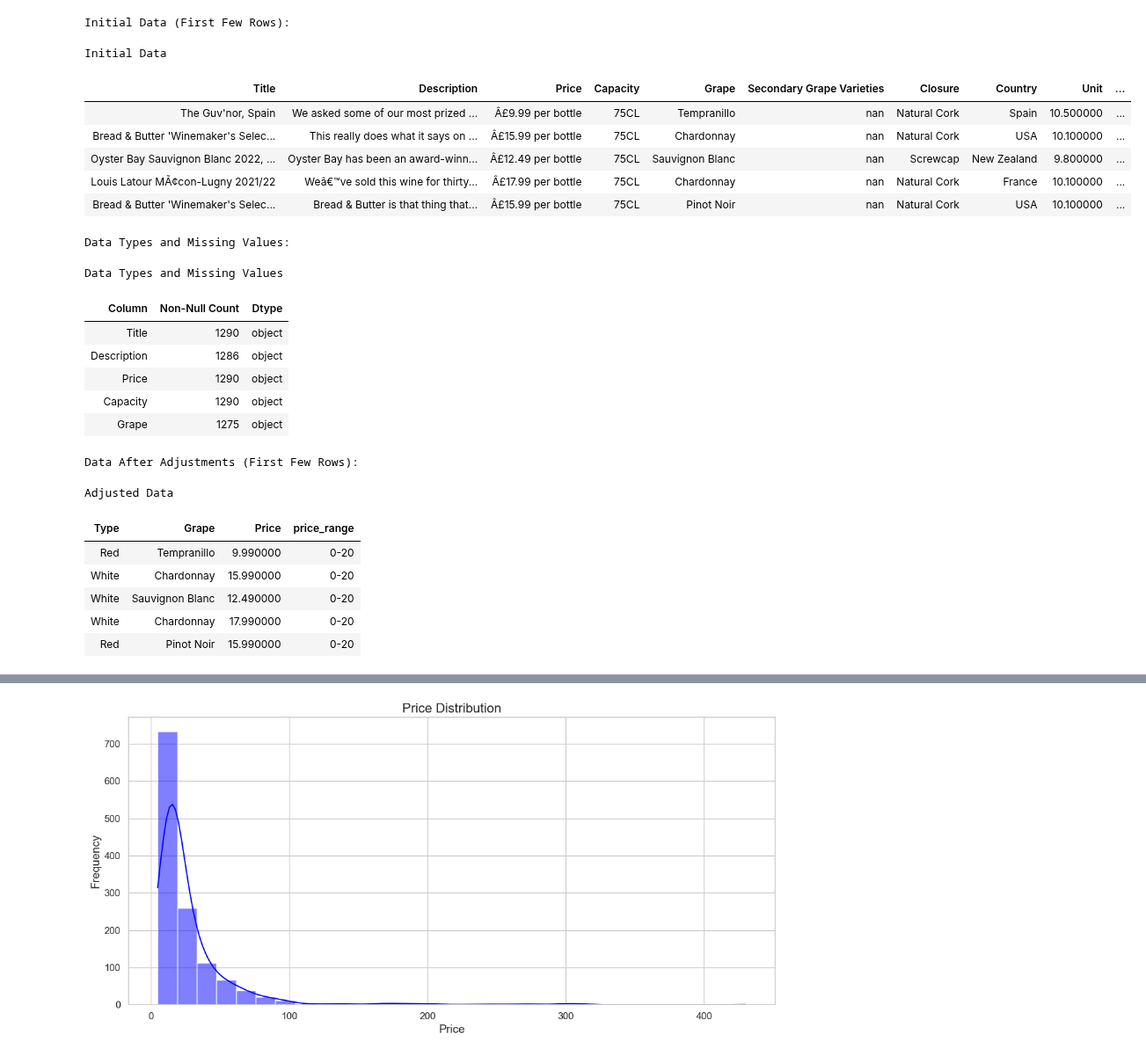
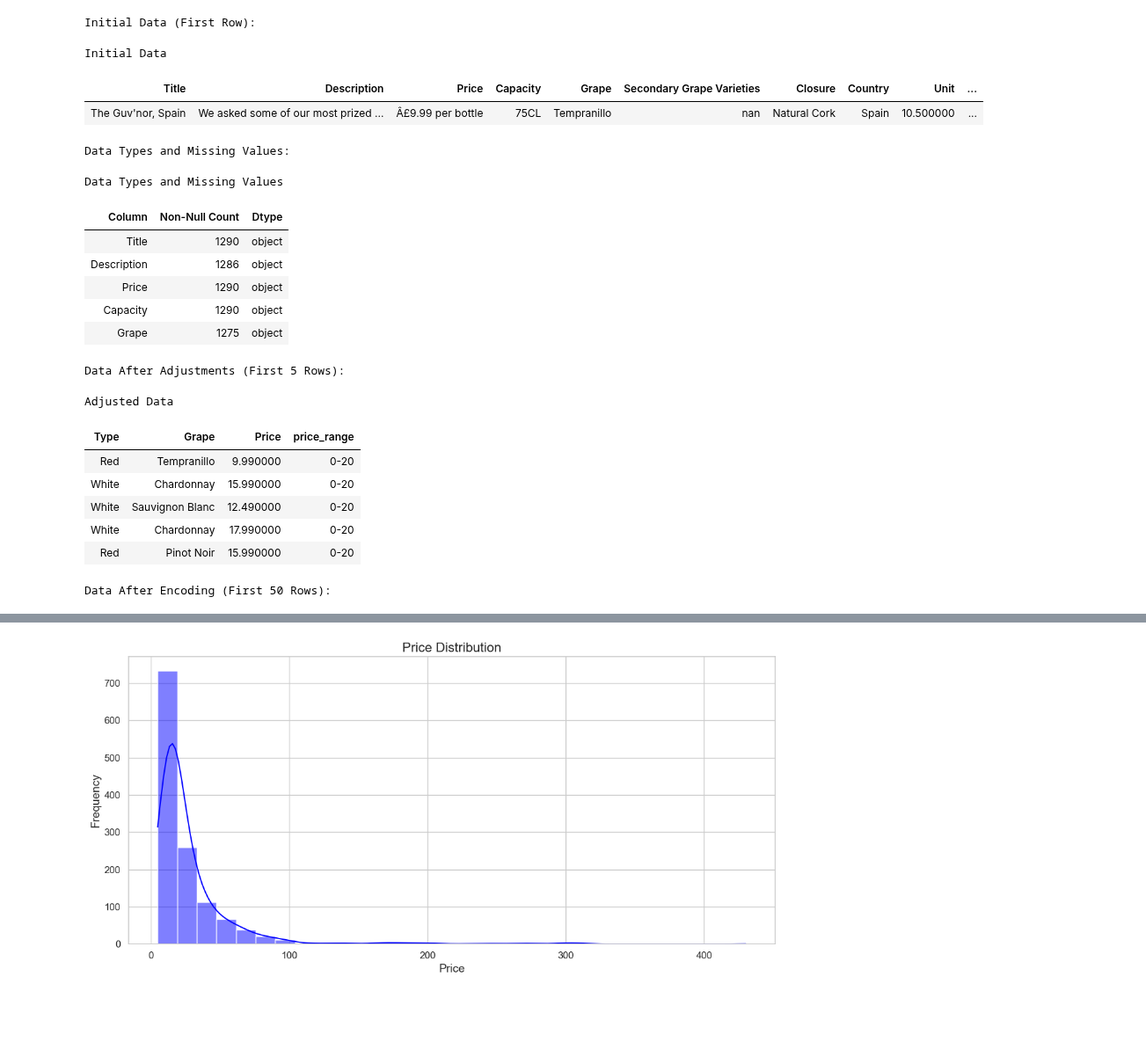
Before and after one commit to SrMasterAD/MEIA_ISEP_TEAM7_2024_2025_Challenge_2, a Jupyter notebook: notebooks/Notebook_Henrique.ipynb, the cells around one changed output, grey strips where cells are left out. Shown at 88% size. Cells and saved outputs as stored; diff of their text form; code cells hidden in the pictures; blank space fills up the shorter version.

Commit message:
<feat>[003] - "Quality of life changes on Visualization for Wine Dataset"

```diff
--- a/notebooks/Notebook_Henrique.ipynb
+++ b/notebooks/Notebook_Henrique.ipynb
@@ -1,5 +1,4 @@
 # %%
-# Import required libraries
 import pandas as pd
 import numpy as np
 import re
@@ -15,9 +14,9 @@ plt.rcParams["axes.labelsize"] = 14
 plt.rcParams["xtick.labelsize"] = 12
 plt.rcParams["ytick.labelsize"] = 12
 
-def display_table(df, title="Table"):
+def display_table(df, title="Table", rows=5):
     """Display a DataFrame as a styled table."""
-    return df.head().style.set_caption(title).set_table_styles(
+    return df.head(rows).style.set_caption(title).set_table_styles(
         [{'selector': 'th', 'props': [('font-size', '14px'), ('text-align', 'center')]},
          {'selector': 'td', 'props': [('font-size', '12px'), ('text-align', 'center')]},
          {'selector': 'table', 'props': [('border-collapse', 'collapse'), ('width', '100%')]}]
@@ -27,8 +26,8 @@ def display_table(df, title="Table"):
 df = pd.read_csv('../datasets/WineDataset.csv')
 
 # Display initial data
-print("Initial Data (First Few Rows):")
-display(display_table(df, title="Initial Data"))
+print("Initial Data (First Row):")
+display(display_table(df, title="Initial Data", rows=1))
 
 # Show data types and missing values summary
 print("\nData Types and Missing Values:")
@@ -57,8 +56,8 @@ df['price_range'] = pd.cut(df['Price'], bins=price_bins, labels=price_labels)
 df = df.dropna(subset=['Type', 'Grape', 'price_range'])
 
 # Display adjusted data
-print("\nData After Adjustments (First Few Rows):")
-display(display_table(df, title="Adjusted Data"))
+print("\nData After Adjustments (First 5 Rows):")
+display(display_table(df, title="Adjusted Data", rows=5))
 
 # One-Hot Encoding for 'Type' and 'price_range'
 one_hot_encoder = OneHotEncoder(sparse_output=False, drop='first')
@@ -74,6 +73,10 @@ grape_encoded = pd.DataFrame(
 
 # Combine all encoded data into a single dataframe
 df_encoded = pd.concat([df[['Price']], type_encoded, price_range_encoded, grape_encoded], axis=1)
+
+# Display data after encoding
+print("\nData After Encoding (First 50 Rows):")
+display(display_table(df_encoded, title="Data After Encoding", rows=50))
 
 # Plot distribution of Price
 sns.histplot(df['Price'], kde=True, bins=30, color='blue')
@@ -89,38 +92,34 @@ plt.title('Price Range Distribution')
 plt.xlabel('Price Range')
 plt.ylabel('Count')
 plt.tight_layout()
 plt.show()
 
 # Plot Type Distribution
 sns.countplot(x='Type', data=df, palette='cool')
 plt.title('Type Distribution')
 plt.xlabel('Type')
 plt.ylabel('Count')
 plt.tight_layout()
 plt.show()
 
 # Correlation Matrix Visualization
 correlation_matrix = df_encoded.corr()
 sns.heatmap(correlation_matrix, annot=True, fmt=".2f", cmap='coolwarm')
 plt.title('Correlation Matrix')
 plt.tight_layout()
 plt.show()
 
 # Detecting Outliers using Boxplot
 sns.boxplot(x=df['Price'], color='red')
 plt.title('Outliers in Price')
 plt.xlabel('Price')
 plt.tight_layout()
 plt.show()
 # %% [output]
-Initial Data (First Few Rows):
+Initial Data (First Row):
 Initial Data
 | Title | Description | Price | Capacity | Grape | Secondary Grape Varieties | Closure | Country | Unit | ... |
 | The Guv'nor, Spain | We asked some of our most prized ... | Â£9.99 per bottle | 75CL | Tempranillo | nan | Natural Cork | Spain | 10.500000 | ... |
-| Bread & Butter 'Winemaker's Selec... | This really does what it says on ... | Â£15.99 per bottle | 75CL | Chardonnay | nan | Natural Cork | USA | 10.100000 | ... |
-| Oyster Bay Sauvignon Blanc 2022, ... | Oyster Bay has been an award-winn... | Â£12.49 per bottle | 75CL | Sauvignon Blanc | nan | Screwcap | New Zealand | 9.800000 | ... |
-| Louis Latour MÃ¢con-Lugny 2021/22 | Weâ€™ve sold this wine for thirty... | Â£17.99 per bottle | 75CL | Chardonnay | nan | Natural Cork | France | 10.100000 | ... |
-| Bread & Butter 'Winemaker's Selec... | Bread & Butter is that thing that... | Â£15.99 per bottle | 75CL | Pinot Noir | nan | Natural Cork | USA | 10.100000 | ... |
 Data Types and Missing Values:
 Data Types and Missing Values
 | Column | Non-Null Count | Dtype |
@@ -129,7 +128,7 @@ Data Types and Missing Values
 | Price | 1290 | object |
 | Capacity | 1290 | object |
 | Grape | 1275 | object |
-Data After Adjustments (First Few Rows):
+Data After Adjustments (First 5 Rows):
 Adjusted Data
 | Type | Grape | Price | price_range |
 | Red | Tempranillo | 9.990000 | 0-20 |
@@ -137,3 +136,4 @@ Adjusted Data
 | White | Sauvignon Blanc | 12.490000 | 0-20 |
 | White | Chardonnay | 17.990000 | 0-20 |
 | Red | Pinot Noir | 15.990000 | 0-20 |
+Data After Encoding (First 50 Rows):
```
Also changed, not shown: parts of 1 cell of this notebook.
